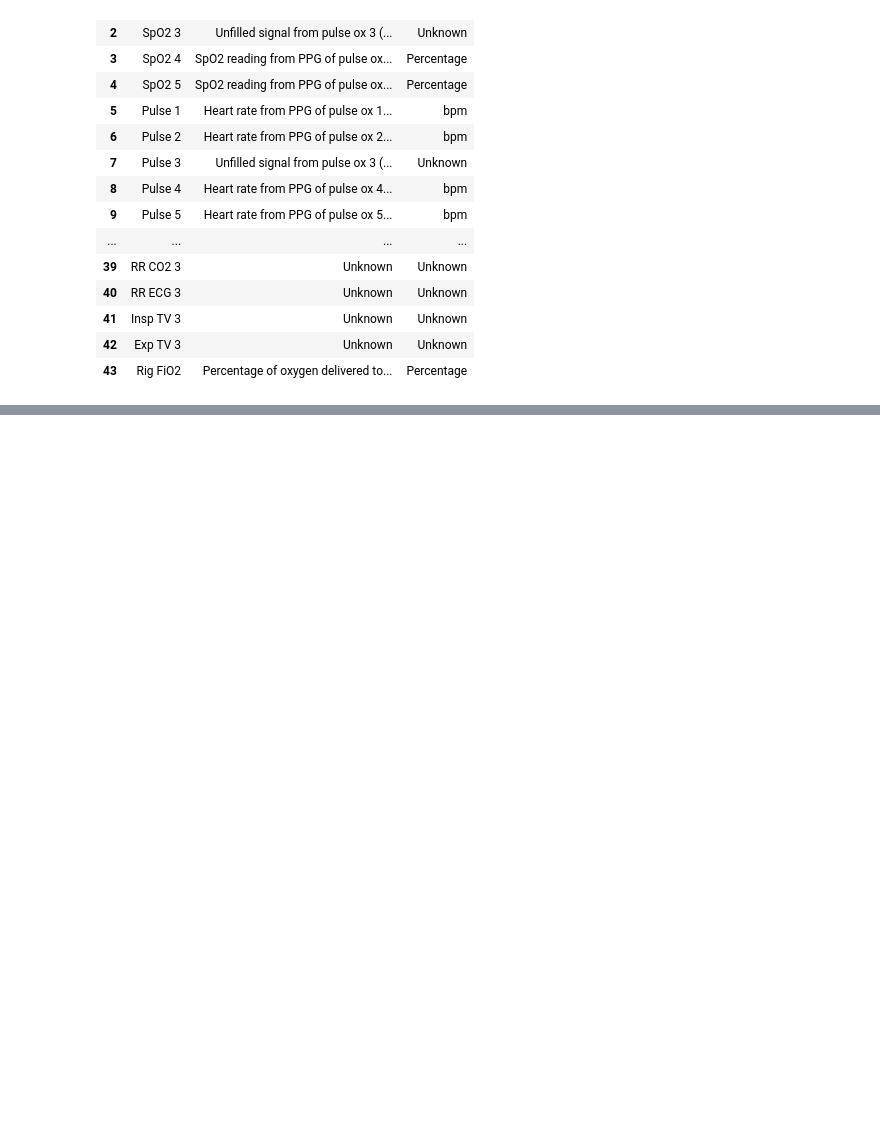
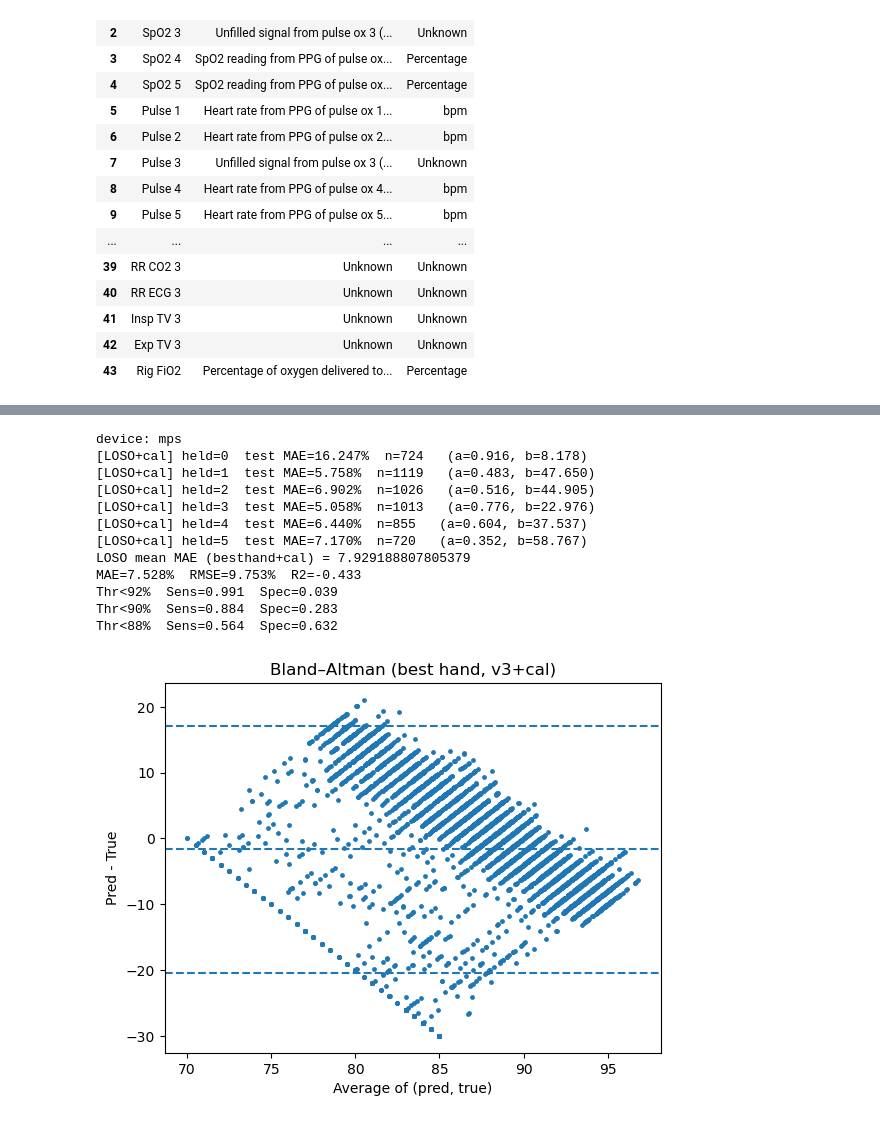
Before and after one commit to 1111katy/blood-oxygen-model, a Jupyter notebook: notebooks/model.ipynb, the cells around one changed output, grey strips where cells are left out. Cells and saved outputs as stored; diff of their text form; code cells hidden in the pictures; blank space fills up the shorter version.

```diff
--- a/notebooks/model.ipynb
+++ b/notebooks/model.ipynb
@@ -532,0 +704,40 @@ spo2_eval_plots(y_true6, y_pred6)
+# %%
+# Use the same set of training functions, but in_ch=3
+y_true_best, y_pred_best, per_best = run_loso_with_calibration(
+    X3_best, y_best, own_best,
+    model_factory=lambda in_ch: Shallow1DCNN(in_ch),  # 3通道输入
+    epochs=180, base_lr=3e-4, wd=5e-4, bs=256, patience=25, low_weight=8.0
+)
+print("LOSO mean MAE (besthand+cal) =", np.mean([r['mae'] for r in per_best]))
+
+# Evaluation
+from sklearn.metrics import mean_absolute_error, r2_score, confusion_matrix
+import numpy as np, matplotlib.pyplot as plt
+
+yt, yp = y_true_best, y_pred_best
+print(f"MAE={mean_absolute_error(yt, yp):.3f}%  RMSE={np.sqrt(np.mean((yt-yp)**2)):.3f}%  R2={r2_score(yt, yp):.3f}")
+for thr in [92.0, 90.0, 88.0]:
+    yb = (yt < thr).astype(int); pb = (yp < thr).astype(int)
+    tn, fp, fn, tp = confusion_matrix(yb, pb, labels=[0,1]).ravel()
+    sens = tp/(tp+fn+1e-8); spec = tn/(tn+fp+1e-8)
+    print(f"Thr<{thr:.0f}%  Sens={sens:.3f}  Spec={spec:.3f}")
+
+diff = yp - yt; avg = 0.5*(yp + yt)
+md, sd = diff.mean(), diff.std()
+plt.figure(); plt.scatter(avg, diff, s=6)
+plt.axhline(md, ls='--'); plt.axhline(md+1.96*sd, ls='--'); plt.axhline(md-1.96*sd, ls='--')
+plt.xlabel("Average of (pred, true)"); plt.ylabel("Pred - True"); plt.title("Bland–Altman (best hand, v3+cal)"); plt.show()
+# %% [output]
+device: mps
+[LOSO+cal] held=0  test MAE=16.247%  n=724   (a=0.916, b=8.178)
+[LOSO+cal] held=1  test MAE=5.758%  n=1119   (a=0.483, b=47.650)
+[LOSO+cal] held=2  test MAE=6.902%  n=1026   (a=0.516, b=44.905)
+[LOSO+cal] held=3  test MAE=5.058%  n=1013   (a=0.776, b=22.976)
+[LOSO+cal] held=4  test MAE=6.440%  n=855   (a=0.604, b=37.537)
+[LOSO+cal] held=5  test MAE=7.170%  n=720   (a=0.352, b=58.767)
+LOSO mean MAE (besthand+cal) = 7.929188807805379
+MAE=7.528%  RMSE=9.753%  R2=-0.433
+Thr<92%  Sens=0.991  Spec=0.039
+Thr<90%  Sens=0.884  Spec=0.283
+Thr<88%  Sens=0.564  Spec=0.632
+[figure, added]
```
Also changed, not shown: parts of 10 cells of this notebook.
